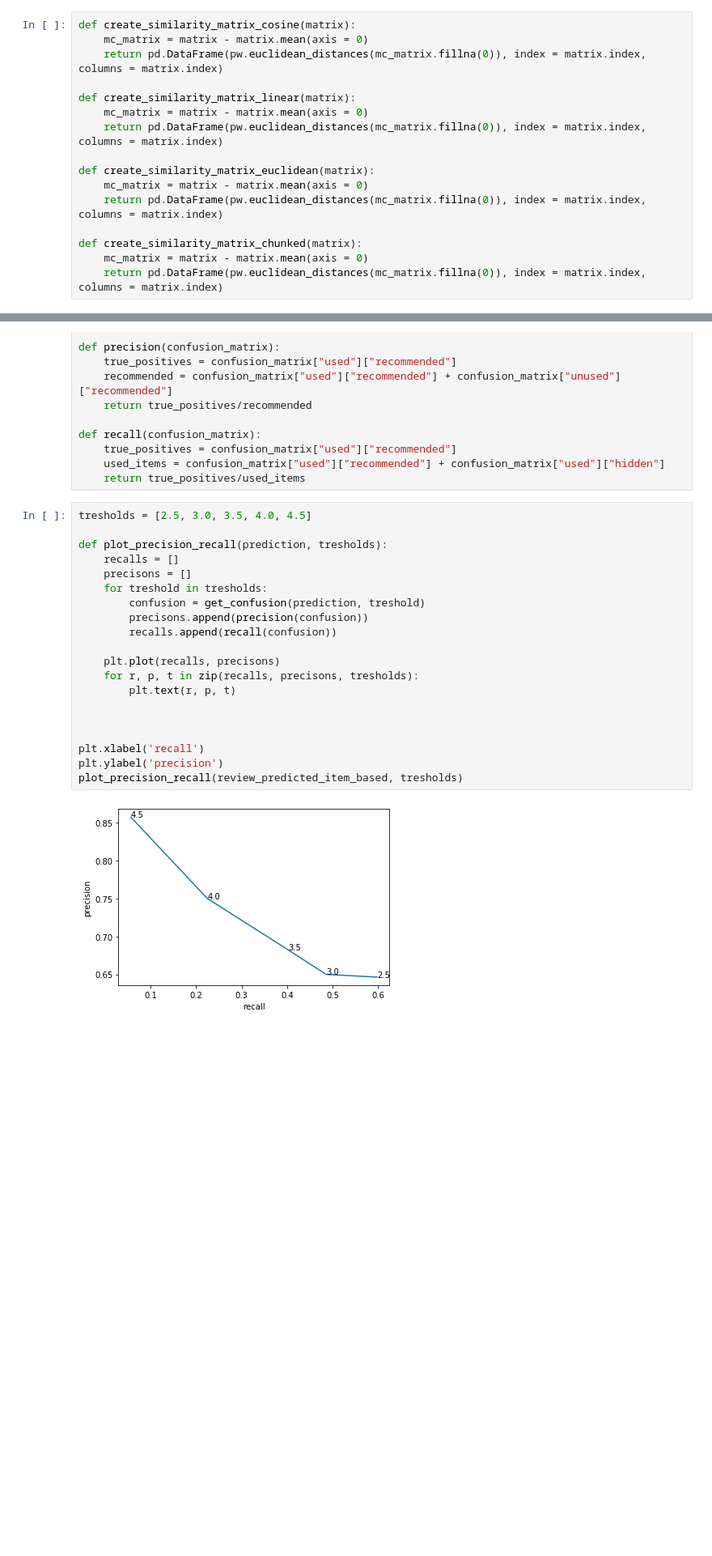
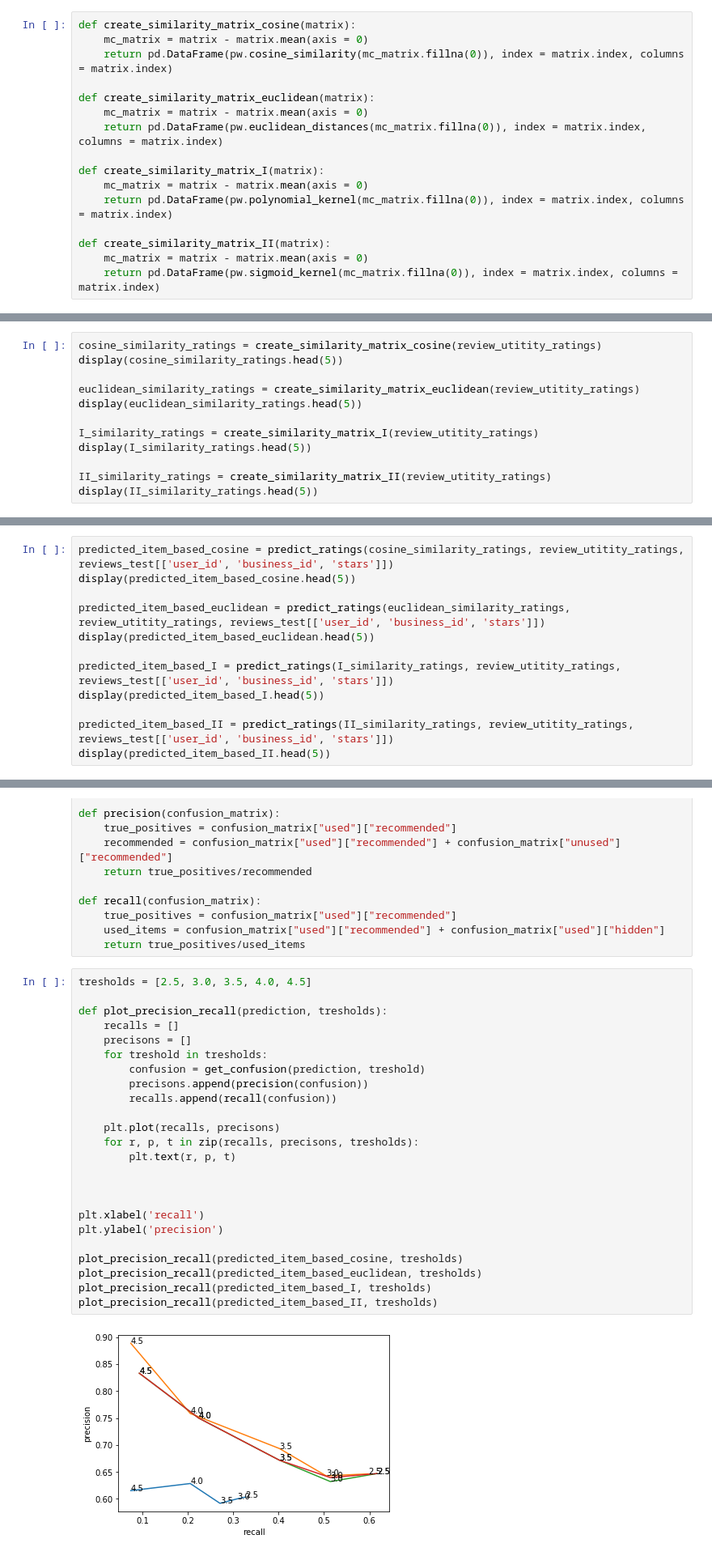
Before and after one commit to UhhBart/ci-yelp, a Jupyter notebook: Item based filtering.ipynb, the cells around one changed output, grey strips where cells are left out. Shown at 81% size. Saved outputs shown, nothing was run; the diff lists cells and outputs as text; blank space fills up the shorter version.

Commit message:
correct similarity matrices

```diff
--- a/Item based filtering.ipynb
+++ b/Item based filtering.ipynb
@@ -42,16 +62,16 @@ def pivot_ratings(df):
 # %%
 def create_similarity_matrix_cosine(matrix):
     mc_matrix = matrix - matrix.mean(axis = 0)
-    return pd.DataFrame(pw.euclidean_distances(mc_matrix.fillna(0)), index = matrix.index, columns = matrix.index)
-
-def create_similarity_matrix_linear(matrix):
-    mc_matrix = matrix - matrix.mean(axis = 0)
-    return pd.DataFrame(pw.euclidean_distances(mc_matrix.fillna(0)), index = matrix.index, columns = matrix.index)
+    return pd.DataFrame(pw.cosine_similarity(mc_matrix.fillna(0)), index = matrix.index, columns = matrix.index)
 
 def create_similarity_matrix_euclidean(matrix):
     mc_matrix = matrix - matrix.mean(axis = 0)
     return pd.DataFrame(pw.euclidean_distances(mc_matrix.fillna(0)), index = matrix.index, columns = matrix.index)
 
-def create_similarity_matrix_chunked(matrix):
+def create_similarity_matrix_I(matrix):
     mc_matrix = matrix - matrix.mean(axis = 0)
-    return pd.DataFrame(pw.euclidean_distances(mc_matrix.fillna(0)), index = matrix.index, columns = matrix.index)
+    return pd.DataFrame(pw.polynomial_kernel(mc_matrix.fillna(0)), index = matrix.index, columns = matrix.index)
+
+def create_similarity_matrix_II(matrix):
+    mc_matrix = matrix - matrix.mean(axis = 0)
+    return pd.DataFrame(pw.sigmoid_kernel(mc_matrix.fillna(0)), index = matrix.index, columns = matrix.index)
@@ -63,0 +78,12 @@ display(review_similarity_ratings.head(5))
+# %%
+cosine_similarity_ratings = create_similarity_matrix_cosine(review_utitity_ratings)
+display(cosine_similarity_ratings.head(5))
+
+euclidean_similarity_ratings = create_similarity_matrix_euclidean(review_utitity_ratings)
+display(euclidean_similarity_ratings.head(5))
+
+I_similarity_ratings = create_similarity_matrix_I(review_utitity_ratings)
+display(I_similarity_ratings.head(5))
+
+II_similarity_ratings = create_similarity_matrix_II(review_utitity_ratings)
+display(II_similarity_ratings.head(5))
@@ -107,0 +145,12 @@ display(review_predicted_item_based.head(5))
+# %%
+predicted_item_based_cosine = predict_ratings(cosine_similarity_ratings, review_utitity_ratings, reviews_test[['user_id', 'business_id', 'stars']])
+display(predicted_item_based_cosine.head(5))
+
+predicted_item_based_euclidean = predict_ratings(euclidean_similarity_ratings, review_utitity_ratings, reviews_test[['user_id', 'business_id', 'stars']])
+display(predicted_item_based_euclidean.head(5))
+
+predicted_item_based_I = predict_ratings(I_similarity_ratings, review_utitity_ratings, reviews_test[['user_id', 'business_id', 'stars']])
+display(predicted_item_based_I.head(5))
+
+predicted_item_based_II = predict_ratings(II_similarity_ratings, review_utitity_ratings, reviews_test[['user_id', 'business_id', 'stars']])
+display(predicted_item_based_II.head(5))
@@ -156,22 +230,26 @@ def recall(confusion_matrix):
 # %%
 tresholds = [2.5, 3.0, 3.5, 4.0, 4.5]
 
 def plot_precision_recall(prediction, tresholds):
     recalls = []
     precisons = []
     for treshold in tresholds:
         confusion = get_confusion(prediction, treshold)
         precisons.append(precision(confusion))
         recalls.append(recall(confusion))
 
     plt.plot(recalls, precisons)
     for r, p, t in zip(recalls, precisons, tresholds):
         plt.text(r, p, t)
 
 
 
 plt.xlabel('recall')
 plt.ylabel('precision')
-plot_precision_recall(review_predicted_item_based, tresholds)
+
+plot_precision_recall(predicted_item_based_cosine, tresholds)
+plot_precision_recall(predicted_item_based_euclidean, tresholds)
+plot_precision_recall(predicted_item_based_I, tresholds)
+plot_precision_recall(predicted_item_based_II, tresholds)
 # %% [output]
-[figure, old version]
+[figure, new version]
```
Also changed, not shown: parts of 13 cells of this notebook.
